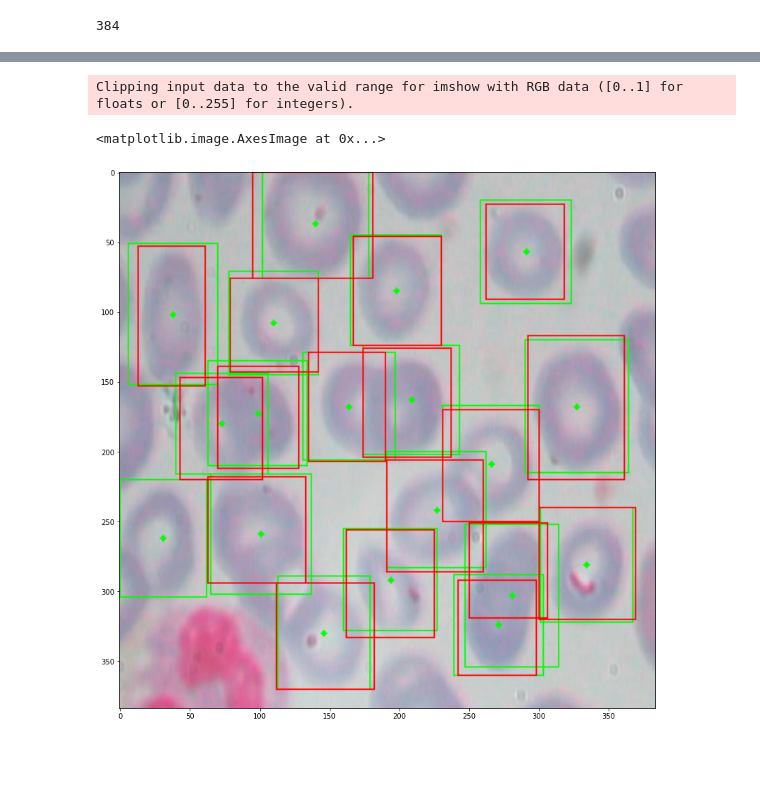
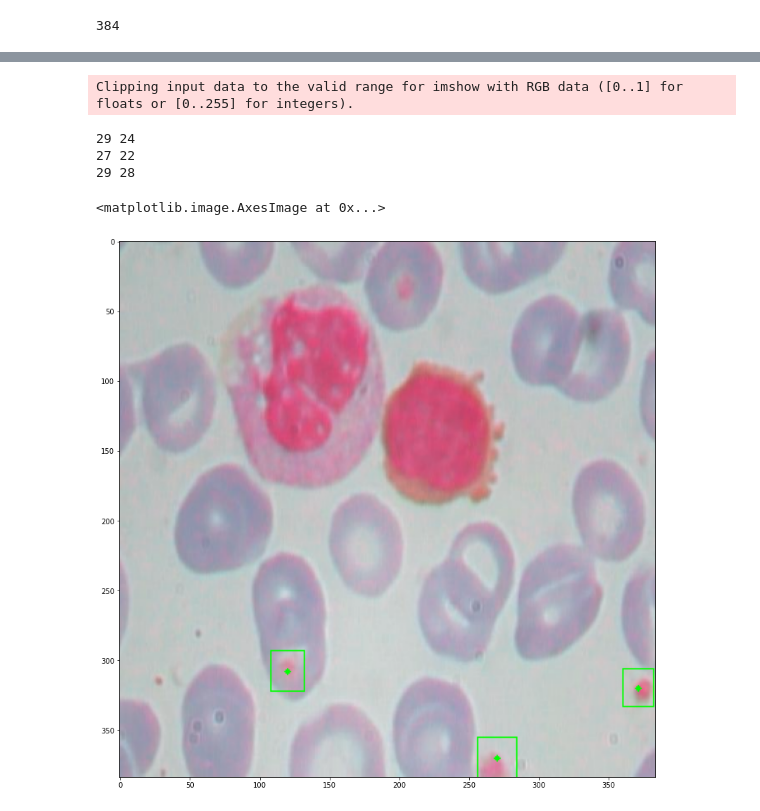
Before and after one commit to angrybayblade/detect, a Jupyter notebook: Net 1.1.ipynb, the cells around one changed output, grey strips where cells are left out. Cells and saved outputs as stored; diff of their text form; code cells hidden in the pictures; blank space fills up the shorter version.

```diff
--- a/Net 1.1.ipynb
+++ b/Net 1.1.ipynb
@@ -533,6 +503,7 @@ class BoxLoss(tf.Module):
         self.k = k
         self.zero = tf.constant(0,tf.float32)
         self.one = tf.constant(1,tf.float32)
+        self.two = tf.constant(2,tf.float32)
         self.l2_loss = tf.keras.losses.MeanSquaredError()
 
         self.slice_y = {"begin":[0,0,0],"size":[-1,-1,1]}
@@ -553,13 +524,13 @@ BoxLoss(
 
     @tf.function
     def __call__(self,y_true,y_pred,*args,**kwargs):
-        b_pred = tf.reshape(y_pred,(-1,k*grid_size*grid_size,4))
-        b_true = tf.reshape(y_true,(-1,k*grid_size*grid_size,4))
+        b_pred = tf.reshape(y_pred,(-1,self.k*self.grid_size*self.grid_size,4))
+        b_true = tf.reshape(y_true,(-1,self.k*self.grid_size*self.grid_size,4))
 
         y = tf.slice(b_true,**self.slice_y)
         x = tf.slice(b_true,**self.slice_x)
 
-        mask = tf.logical_or(tf.greater(y,zero),tf.greater(x,zero))
+        mask = tf.logical_or(tf.greater(y,self.zero),tf.greater(x,self.zero))
 
         y = y[mask]
         x = x[mask]
@@ -571,10 +542,10 @@ BoxLoss(
         h_ = tf.slice(b_pred,**self.slice_h)[mask]
         w_ = tf.slice(b_pred,**self.slice_w)[mask]
 
-        w2  = tf.divide(w,2)
-        h2  = tf.divide(h,2)
-        w2_  = tf.divide(w_,2)
-        h2_  = tf.divide(h_,2)
+        w2  = tf.divide(w,self.two)
+        h2  = tf.divide(h,self.two)
+        w2_  = tf.divide(w_,self.two)
+        h2_  = tf.divide(h_,self.two)
 
         xmin = tf.subtract(x,w2)
         xmax = tf.add(x,w2)
@@ -604,7 +575,7 @@ BoxLoss(
 
         return Xl2 + Yl2 + IoU
 # %%
-boxloss = BoxLoss(6,k)
+boxloss = BoxLoss(12,k)
 boxloss
 # %% [output]
 BoxLoss(
@@ -631,3 +605,3 @@ net.compile(optimizer=opt,loss={"prob":binary_crossentropy,"box":boxloss})
 # %%
-net.fit(images,(y_prob,y_box),batch_size=1,epochs=45,callbacks=[chk])
+net.fit(images,(y_prob,y_box),batch_size=1,epochs=60,callbacks=[chk])
 # %% [output]
@@ -655,52 +629,49 @@ i = np.random.randint(len(images))
 img = images[i].copy()
 pa,ba = net.predict(img.reshape(1,IMG_SIZE,IMG_SIZE,3))
 dat = data[i]
 
 for (y,x),ps,bs in zip(grid.reshape(-1,2),pa.reshape(-1,k,1),ba.reshape(-1,k,4)):
 
-#     img = cv2.rectangle(
-#         img,
-#         (x-(anc_6x6.resize_factor//2),y-(anc_6x6.resize_factor//2)),
-#         (x+(anc_6x6.resize_factor//2),y+(anc_6x6.resize_factor//2)),
-#         (255,255,0),
-#         1
-#     )
-
     for (p,),(yy,xx,hh,ww) in zip(ps,bs):
         if p > .5:
-            yy,xx = int(yy*64),int(xx*64)
-            xx,yy = x-32+xx,y-32+yy
+            yy,xx = int(yy*32),int(xx*32)
+            xx,yy = x-16+xx,y-16+yy
             img = cv2.circle(img,(xx,yy),2,(0,255,0),-1)
 
-            hh = int(hh*128)
-            ww = int(ww*128)
+            hh = int(hh*64)
+            ww = int(ww*64)
+
+            print (hh,ww)
 
             xmin = int(xx - (ww/2))
             ymin = int(yy - (hh/2))
 
             xmax = int(xx + (ww/2))
             ymax = int(yy + (hh/2))
 
             img = cv2.rectangle(
                 img,
                 (xmin,ymin),
                 (xmax,ymax),
                 (0,255,0),
                 1
             )
 
-for j,b in enumerate(dat.boxes):
-    img = cv2.rectangle(
-                    img,
-                    (int(b.xmin*IMG_SIZE),int(b.ymin*IMG_SIZE)),
-                    (int(b.xmax*IMG_SIZE),int(b.ymax*IMG_SIZE)),
-                    (255,0,0),
-                    1
-                )
+# for j,b in enumerate(dat.boxes):
+#     img = cv2.rectangle(
+#                     img,
+#                     (int(b.xmin*IMG_SIZE),int(b.ymin*IMG_SIZE)),
+#                     (int(b.xmax*IMG_SIZE),int(b.ymax*IMG_SIZE)),
+#                     (255,0,0),
+#                     1
+#                 )
 
 plt.figure(figsize=(14,14))
 plt.imshow(img)
 # %% [output]
 Clipping input data to the valid range for imshow with RGB data ([0..1] for floats or [0..255] for integers).
-<matplotlib.image.AxesImage at 0x...>
+29 24
+27 22
+29 28
+<matplotlib.image.AxesImage at 0x...>
-[figure, old version]
+[figure, new version]
```
Also changed, not shown: parts of 37 cells of this notebook, 1 other file.
